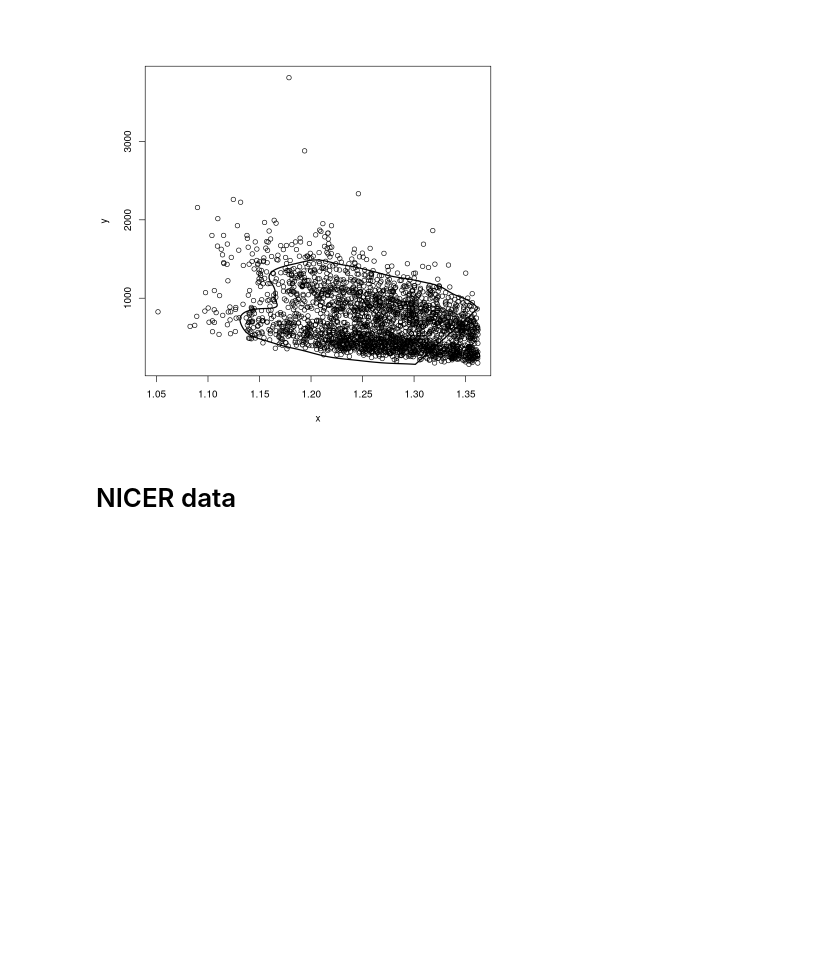
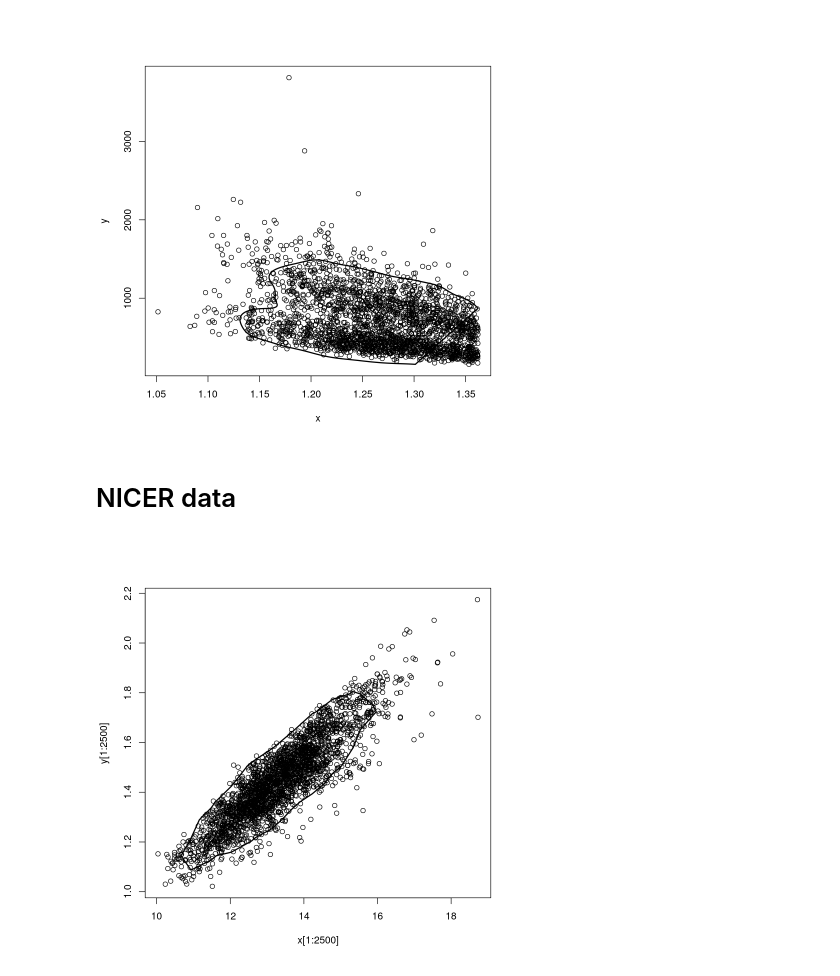
Before and after one commit to SunkPlane29/bandas_exp, a Jupyter notebook: confidence_r.ipynb, the cells around one changed output. Drawn from its saved outputs; the diff is of its cells as text; code cells hidden in the pictures; blank space fills up the shorter version.

```diff
--- a/confidence_r.ipynb
+++ b/confidence_r.ipynb
@@ -314,3 +146,19 @@ Warning message in Polygon(cbind(cl[[i]]$x, cl[[i]]$y)):
 [figure]
 # %% [markdown]
 # NICER data
+# %%
+df = read.table("J0030_2spot_RM.txt", header=FALSE, skip=1, col.names=c("r", "m"))
+
+x = as.numeric(unlist(c(df["r"])))
+y = as.numeric(unlist(c(df["m"])))
+
+plot(x[1:2500], y[1:2500])
+surf <- MASS::kde2d(x, y, n=20)
+region <- conf2d_int(x, y, surf, level=0.90, n=100)
+polygon(region, lwd=2)
+
+wdf <- data.frame(region[1], region[2])
+colnames(wdf) <- c("ConfRegionR", "ConfRegionM")
+write.csv(wdf, "J0030p0451_mr90conf_ILMD.csv", row.names=FALSE)
+# %% [output]
+[figure, added]
```
Also changed, not shown: parts of 11 cells of this notebook, 26 other files.
